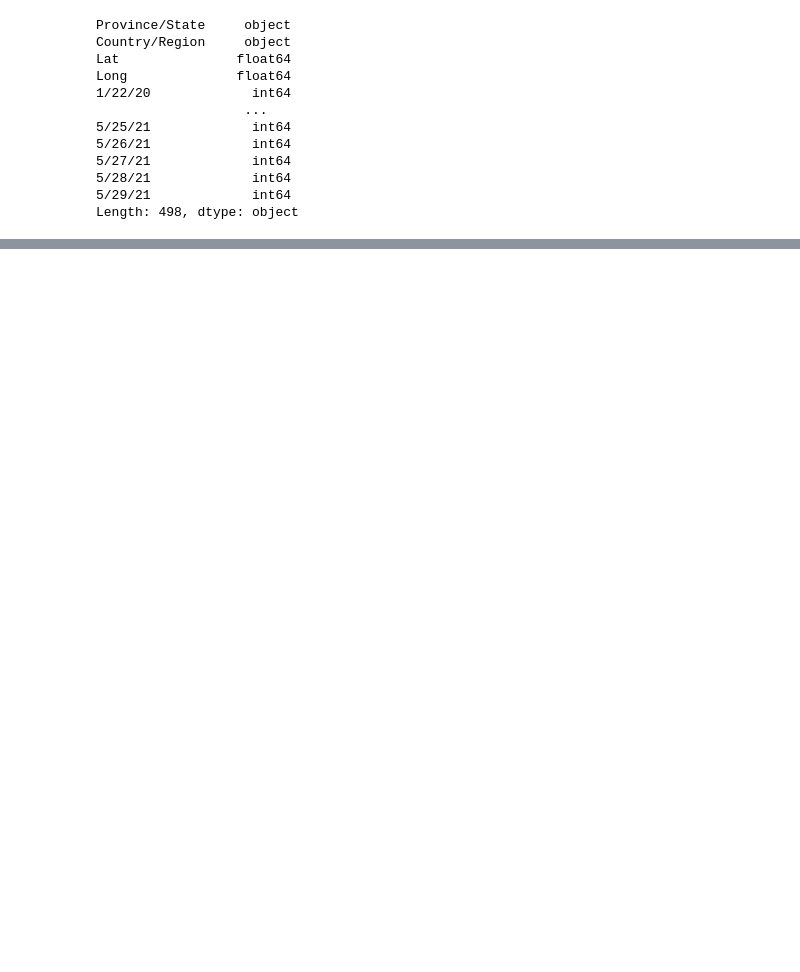
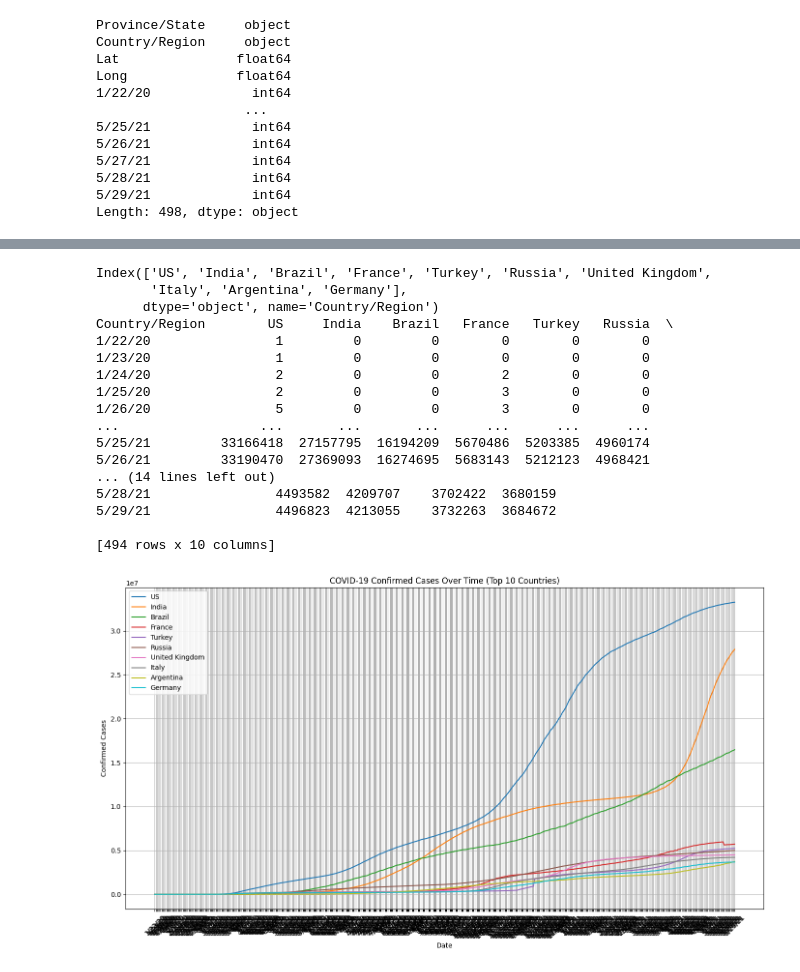
Before and after one commit to Haze45/Covid-19-Case-Study, a Jupyter notebook: Covid19.ipynb, the cells around one changed output, grey strips where cells are left out. Cells and saved outputs as stored; diff of their text form; code cells hidden in the pictures; blank space fills up the shorter version.

```diff
--- a/Covid19.ipynb
+++ b/Covid19.ipynb
@@ -96 +96,41 @@ Column498    object
 Length: 498, dtype: object
+# %%
+
+country_confirmed = confirmed.drop(columns=['Province/State', 'Lat', 'Long']).groupby('Country/Region').sum()
+# country_confirmed
+top_countries = country_confirmed.iloc[:, -1].sort_values(ascending=False).head(10).index
+print(top_countries)
+top_confirmed = country_confirmed.loc[top_countries].T
+print(top_confirmed)
+
+plt.figure(figsize=(14, 8))
+for country in top_countries:
+    plt.plot(top_confirmed.index, top_confirmed[country], label=country)
+
+plt.title('COVID-19 Confirmed Cases Over Time (Top 10 Countries)')
+plt.xlabel('Date')
+plt.ylabel('Confirmed Cases')
+plt.xticks(rotation=45)
+plt.legend()
+plt.tight_layout()
+plt.grid(True)
+plt.show()
+# %% [output]
+Index(['US', 'India', 'Brazil', 'France', 'Turkey', 'Russia', 'United Kingdom',
+       'Italy', 'Argentina', 'Germany'],
+      dtype='object', name='Country/Region')
+Country/Region        US     India    Brazil   France   Turkey   Russia  \
+1/22/20                1         0         0        0        0        0
+1/23/20                1         0         0        0        0        0
+1/24/20                2         0         0        2        0        0
+1/25/20                2         0         0        3        0        0
+1/26/20                5         0         0        3        0        0
+...                  ...       ...       ...      ...      ...      ...
+5/25/21         33166418  27157795  16194209  5670486  5203385  4960174
+5/26/21         33190470  27369093  16274695  5683143  5212123  4968421
+... (14 lines left out)
+5/28/21                4493582  4209707    3702422  3680159
+5/29/21                4496823  4213055    3732263  3684672
+
+[494 rows x 10 columns]
+[figure, added]
```
Also changed, not shown: parts of 34 cells of this notebook, 1 other file.
